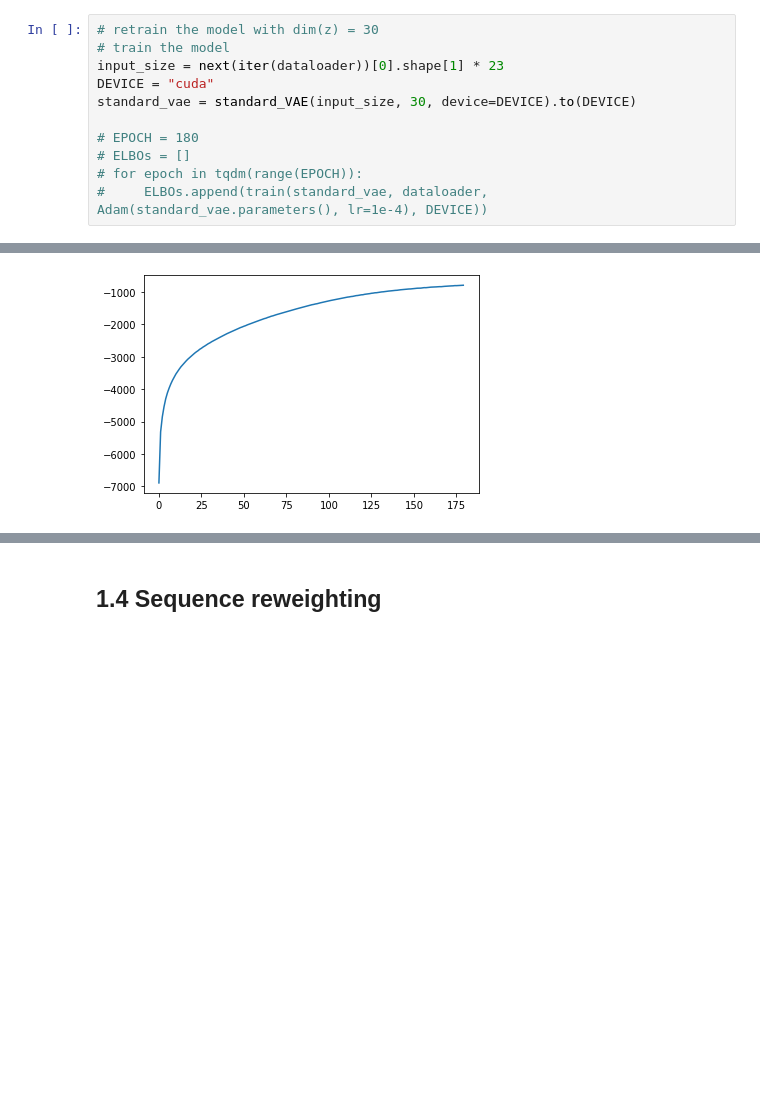
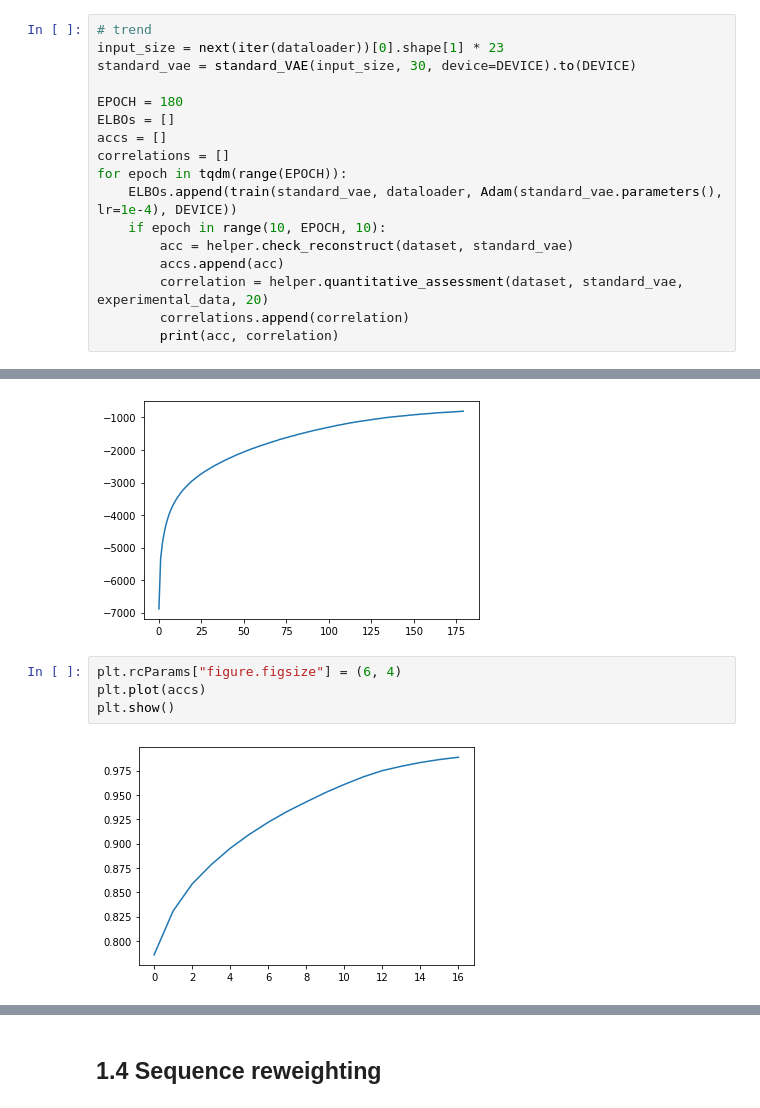
Before and after one commit to Xiiqiing/PML-Project, a Jupyter notebook: pml_project_1.ipynb, the cells around one changed output, grey strips where cells are left out. Saved outputs shown, nothing was run; the diff lists cells and outputs as text; blank space fills up the shorter version.

```diff
--- a/pml_project_1.ipynb
+++ b/pml_project_1.ipynb
@@ -284,13 +143,19 @@ plt.show()
 # %% [markdown]
 ## 1.3  Quantitative assessment
 # %%
-# retrain the model with dim(z) = 30
-# train the model
+# trend
 input_size = next(iter(dataloader))[0].shape[1] * 23
-DEVICE = "cuda"
 standard_vae = standard_VAE(input_size, 30, device=DEVICE).to(DEVICE)
 
-# EPOCH = 180
-# ELBOs = []
-# for epoch in tqdm(range(EPOCH)):
-#     ELBOs.append(train(standard_vae, dataloader, Adam(standard_vae.parameters(), lr=1e-4), DEVICE))
+EPOCH = 180
+ELBOs = []
+accs = []
+correlations = []
+for epoch in tqdm(range(EPOCH)):
+    ELBOs.append(train(standard_vae, dataloader, Adam(standard_vae.parameters(), lr=1e-4), DEVICE))
+    if epoch in range(10, EPOCH, 10):
+        acc = helper.check_reconstruct(dataset, standard_vae)
+        accs.append(acc)
+        correlation = helper.quantitative_assessment(dataset, standard_vae, experimental_data, 20)
+        correlations.append(correlation)
+        print(acc, correlation)
@@ -300,3 +179,9 @@ plt.plot(ELBOs)
 plt.show()
 # %% [output]
 [figure]
+# %%
+plt.rcParams["figure.figsize"] = (6, 4)
+plt.plot(accs)
+plt.show()
+# %% [output]
+[figure, added]
```
Also changed, not shown: parts of 44 cells of this notebook.
